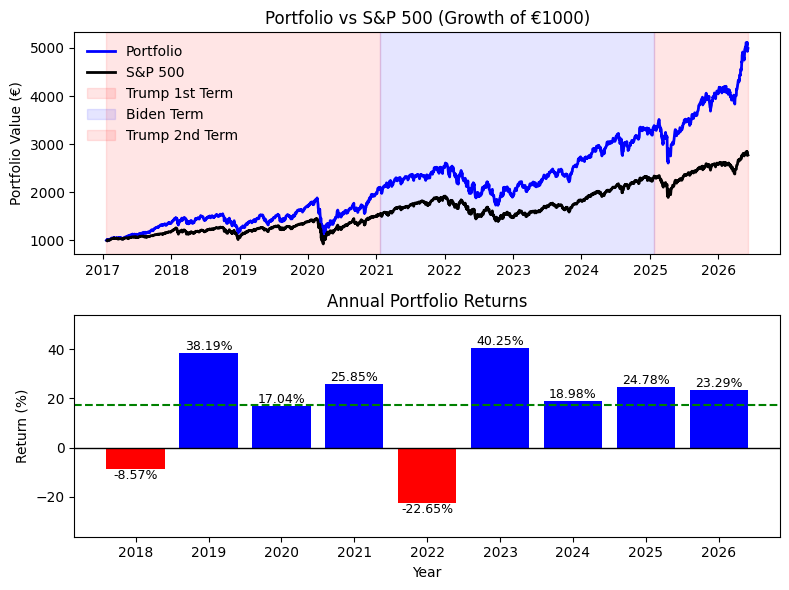
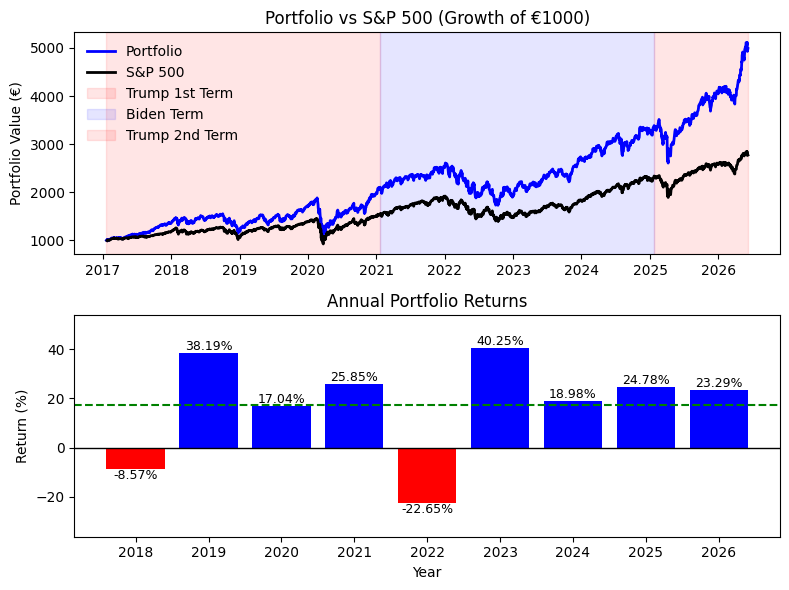
Unified diff of the notebook cell whose output changed from the first chart to the second:
--- before
+++ after
@@ -113,2 +113,10 @@
 
 add_benchmark(port_returns=port_returns, initial_investment=1000, benchmark_ticker='^GSPC')
+plt.tight_layout()
+plt.show()
+
+plt.savefig(
+    "/Users/My World/Passion/VeroQuant/Portfolios/PortfolioRiskAnalytics/results/portfolio_vs_sp500.png",
+    dpi=300,
+    bbox_inches="tight"
+)

Commit: Saving data and results